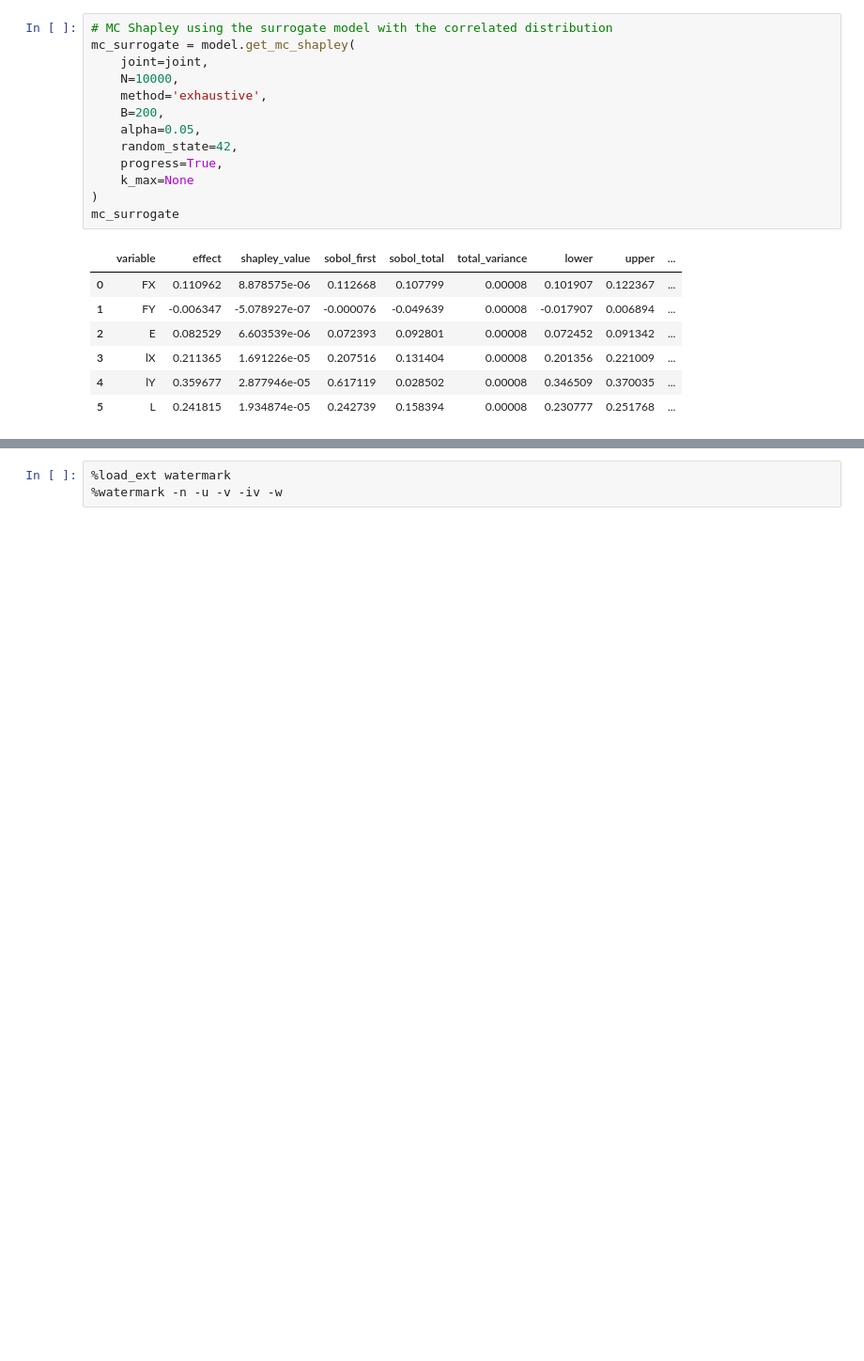
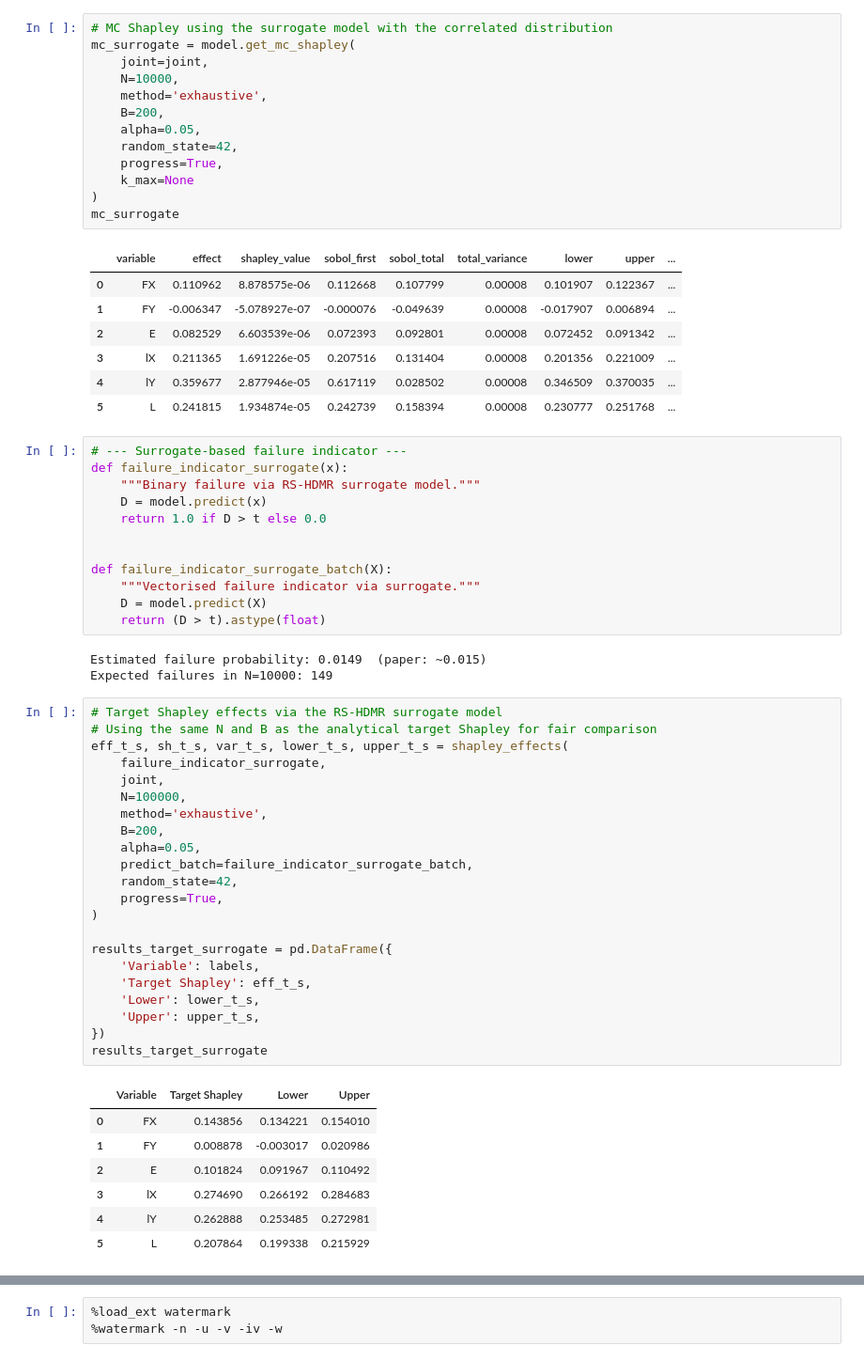
Before and after one commit to frbennett/shapleyx, a Jupyter notebook: Examples/cantilever_beam.ipynb, the cells around one changed output, grey strips where cells are left out. Shown at 94% size. Drawn from its saved outputs; the diff is of its cells as text; blank space fills up the shorter version.

```diff
--- a/Examples/cantilever_beam.ipynb
+++ b/Examples/cantilever_beam.ipynb
@@ -514,5 +514,50 @@ mc_surrogate
 | 3 | lX | 0.211365 | 1.691226e-05 | 0.207516 | 0.131404 | 0.00008 | 0.201356 | 0.221009 | ... |
 | 4 | lY | 0.359677 | 2.877946e-05 | 0.617119 | 0.028502 | 0.00008 | 0.346509 | 0.370035 | ... |
 | 5 | L | 0.241815 | 1.934874e-05 | 0.242739 | 0.158394 | 0.00008 | 0.230777 | 0.251768 | ... |
+# %%
+# --- Surrogate-based failure indicator ---
+def failure_indicator_surrogate(x):
+    """Binary failure via RS-HDMR surrogate model."""
+    D = model.predict(x)
+    return 1.0 if D > t else 0.0
+
+
+def failure_indicator_surrogate_batch(X):
+    """Vectorised failure indicator via surrogate."""
+    D = model.predict(X)
+    return (D > t).astype(float)
+# %% [output]
+Estimated failure probability: 0.0149  (paper: ~0.015)
+Expected failures in N=10000: 149
+# %%
+# Target Shapley effects via the RS-HDMR surrogate model
+# Using the same N and B as the analytical target Shapley for fair comparison
+eff_t_s, sh_t_s, var_t_s, lower_t_s, upper_t_s = shapley_effects(
+    failure_indicator_surrogate,
+    joint,
+    N=100000,
+    method='exhaustive',
+    B=200,
+    alpha=0.05,
+    predict_batch=failure_indicator_surrogate_batch,
+    random_state=42,
+    progress=True,
+)
+
+results_target_surrogate = pd.DataFrame({
+    'Variable': labels,
+    'Target Shapley': eff_t_s,
+    'Lower': lower_t_s,
+    'Upper': upper_t_s,
+})
+results_target_surrogate
+# %% [output]
+|  | Variable | Target Shapley | Lower | Upper |
+| 0 | FX | 0.143856 | 0.134221 | 0.154010 |
+| 1 | FY | 0.008878 | -0.003017 | 0.020986 |
+| 2 | E | 0.101824 | 0.091967 | 0.110492 |
+| 3 | lX | 0.274690 | 0.266192 | 0.284683 |
+| 4 | lY | 0.262888 | 0.253485 | 0.272981 |
+| 5 | L | 0.207864 | 0.199338 | 0.215929 |
 # %% [markdown]
 ---
```
Also changed, not shown: parts of 7 cells of this notebook.
